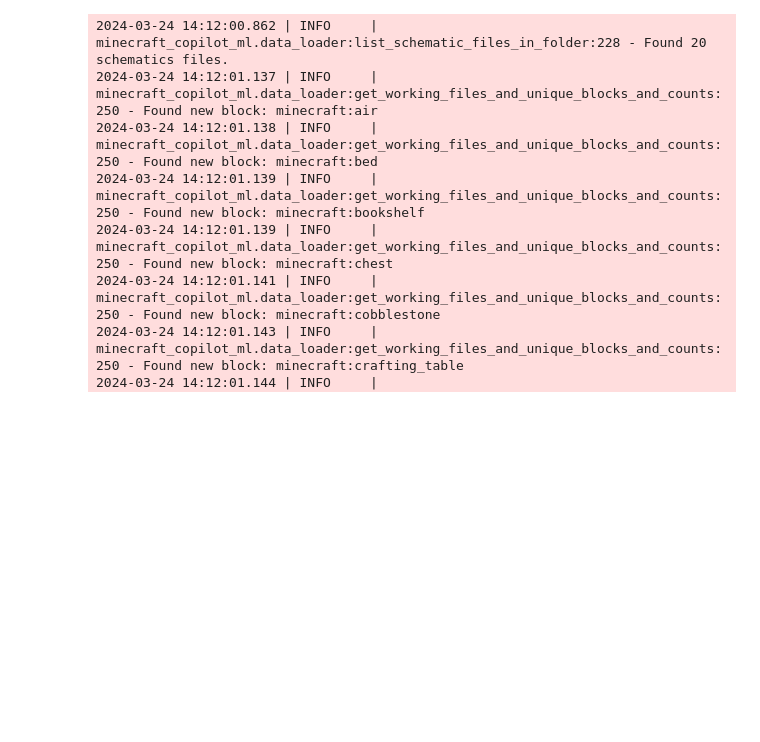
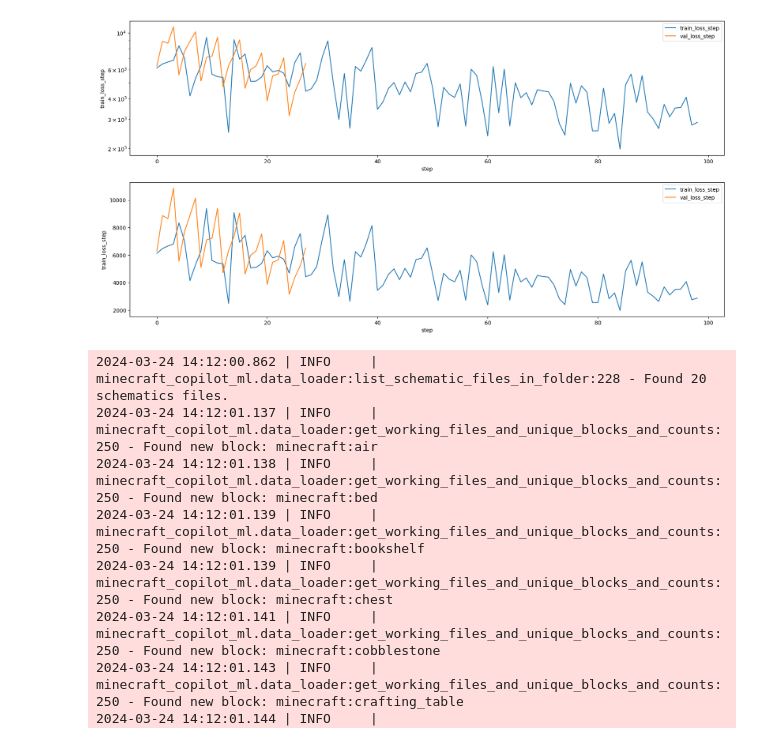
Before and after one commit to DemyCode/minecraft-copilot-ml, a Jupyter notebook: minecraft_copilot_ml/metrics_graph.ipynb, the cells around one changed output. Drawn from its saved outputs; the diff is of its cells as text; code cells hidden in the pictures; blank space fills up the shorter version.

```diff
--- a/minecraft_copilot_ml/metrics_graph.ipynb
+++ b/minecraft_copilot_ml/metrics_graph.ipynb
@@ -31,3 +31,26 @@ else:
+# %%
+import os
+from seaborn import lineplot
+import pandas as pd
+
+from matplotlib import pyplot as plt
+
+metrics = ["loss"]
+fig, ax = plt.subplots(2, len(metrics), figsize=(20, 10))
+
+if os.path.exists(PATH_TO_CSV):
+    df = pd.read_csv(PATH_TO_CSV)
+    for i, metric in enumerate(metrics):
+        lineplot(data=df, x="step", y=f"train_{metric}_step", ax=ax[0], label=f"train_{metric}_step")
+        lineplot(data=df, x="step", y=f"val_{metric}_step", ax=ax[0], label=f"val_{metric}_step")
+        lineplot(data=df, x="step", y=f"train_{metric}_step", ax=ax[1], label=f"train_{metric}_step")
+        lineplot(data=df, x="step", y=f"val_{metric}_step", ax=ax[1], label=f"val_{metric}_step")
+        ax[0].set(yscale="log")
+        ax[1].set(yscale="linear")
+else:
+    print(f"File {PATH_TO_CSV} not found")
+# %% [output]
+[figure, added]
 # %%
 from typing import Any
 from matplotlib import pyplot as plt
```
Also changed, not shown: parts of 2 cells of this notebook, 6 other files.
